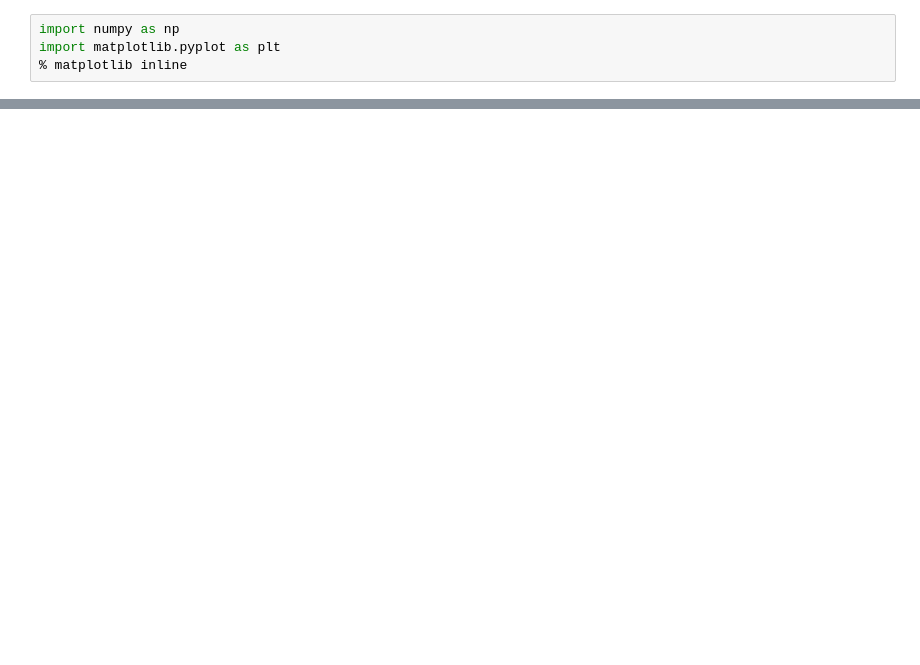
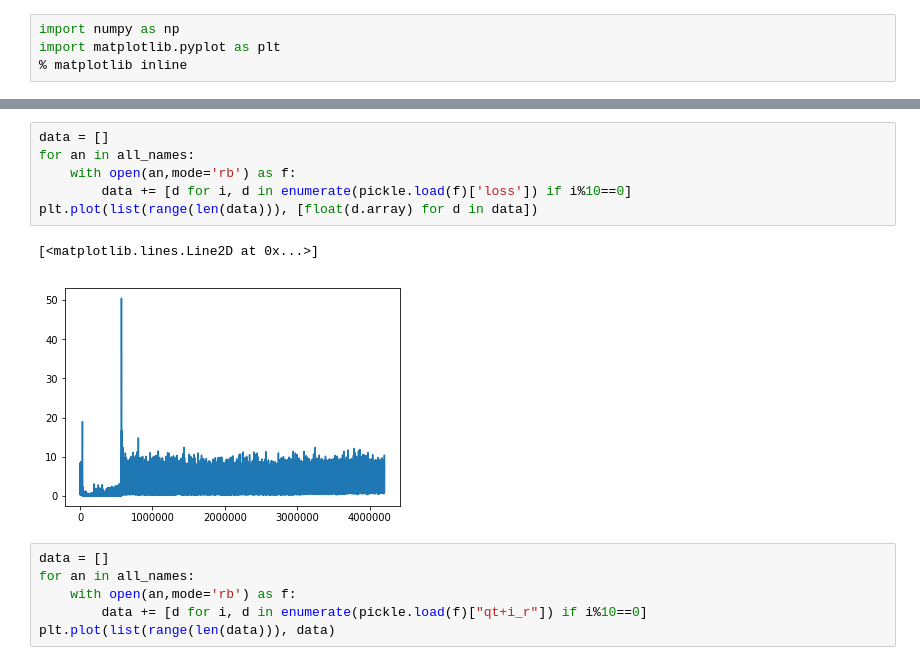
Before and after one commit to ven-kyoshiro/gated_curiosity, a Jupyter notebook: script/health_check.ipynb, the cells around one changed output, grey strips where cells are left out. Saved outputs shown, nothing was run; the diff lists cells and outputs as text; blank space fills up the shorter version.

```diff
--- a/script/health_check.ipynb
+++ b/script/health_check.ipynb
@@ -42,0 +68,15 @@ plt.plot(list(range(len(data["qt+i_r"]))), [float(sum(d.array)/len(d.array)) for
+# %%
+data = []
+for an in all_names:
+    with open(an,mode='rb') as f:
+        data += [d for i, d in enumerate(pickle.load(f)['loss']) if i%10==0]
+plt.plot(list(range(len(data))), [float(d.array) for d in data])
+# %% [output]
+[<matplotlib.lines.Line2D at 0x...>]
+[figure, added]
+# %%
+data = []
+for an in all_names:
+    with open(an,mode='rb') as f:
+        data += [d for i, d in enumerate(pickle.load(f)["qt+i_r"]) if i%10==0]
+plt.plot(list(range(len(data))), data)
```
Also changed, not shown: parts of 26 cells of this notebook, 15 other files.
